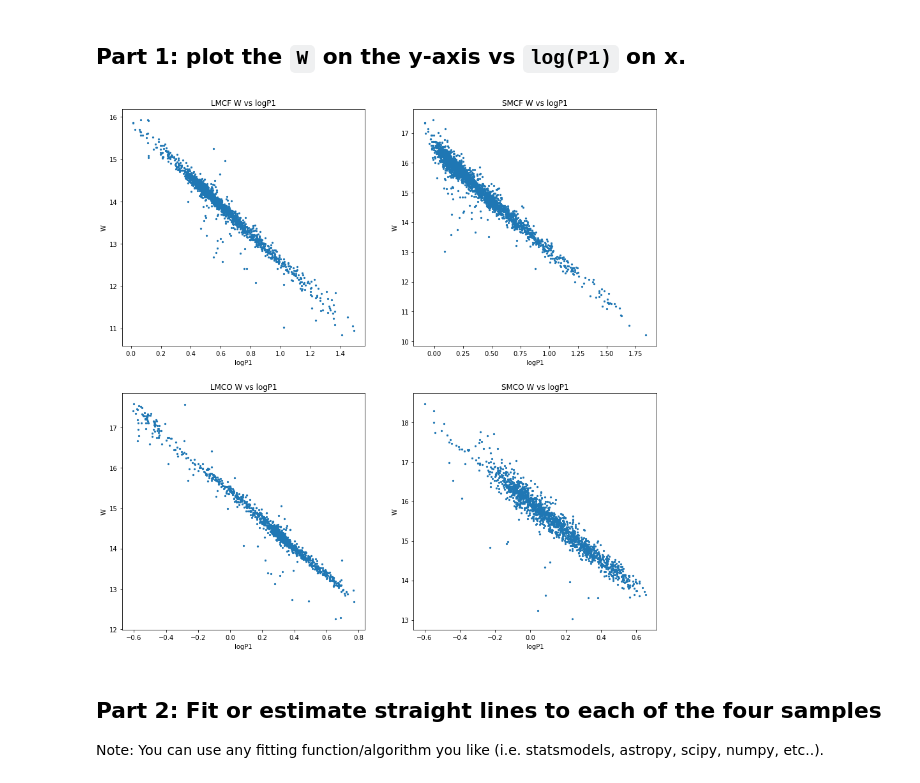
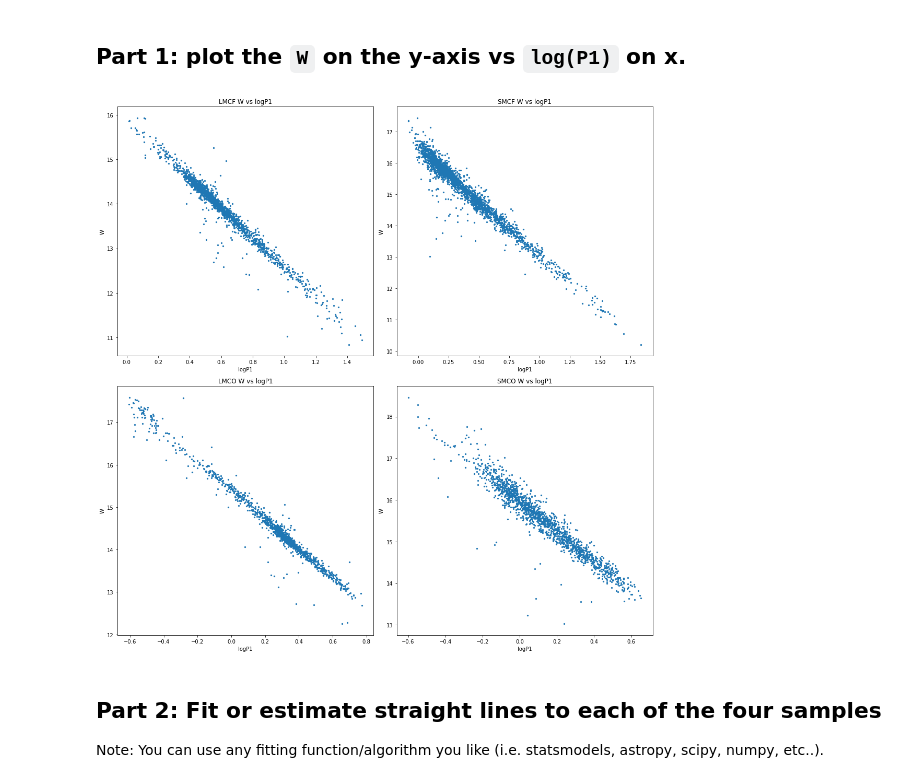
Before and after one commit to saagar-parikh/cepheids-demo, a Jupyter notebook: ztf_summer_school_application.ipynb, the cells around one changed output. Saved outputs shown, nothing was run; the diff lists cells and outputs as text; code cells hidden in the pictures.

```diff
--- a/ztf_summer_school_application.ipynb
+++ b/ztf_summer_school_application.ipynb
@@ -56,27 +56,28 @@ y4 = smco['W']
 # %%
 fig, ax = plt.subplots(2, 2,figsize=(15,15))
 ax[0][0].scatter(x1,y1,s=5)
 ax[0][0].set_title("LMCF W vs logP1")
 ax[0][0].set_xlabel("logP1")
 ax[0][0].set_ylabel("W")
 ax[0][1].scatter(x2,y2,s=5)
 ax[0][1].set_title("SMCF W vs logP1")
 ax[0][1].set_xlabel("logP1")
 ax[0][1].set_ylabel("W")
 ax[1][0].scatter(x3,y3,s=5)
 ax[1][0].set_title("LMCO W vs logP1")
 ax[1][0].set_xlabel("logP1")
 ax[1][0].set_ylabel("W")
 ax[1][1].scatter(x4,y4,s=5)
 ax[1][1].set_title("SMCO W vs logP1")
 ax[1][1].set_xlabel("logP1")
 ax[1][1].set_ylabel("W")
 
 os.makedirs("plots", exist_ok=True)
-plt.savefig("plots/W_vs_logP1")
+fig.tight_layout()
+plt.savefig("plots/W_vs_logP1.jpg")
 plt.show()
 # %% [output]
-[figure, old version]
+[figure, new version]
 # %% [markdown]
 ## Part 2: Fit or estimate straight lines to each of the four samples
 Note: You can use any fitting function/algorithm you like (i.e. statsmodels, astropy, scipy, numpy, etc..).
```
Also changed, not shown: parts of 3 cells of this notebook, 19 other files.
